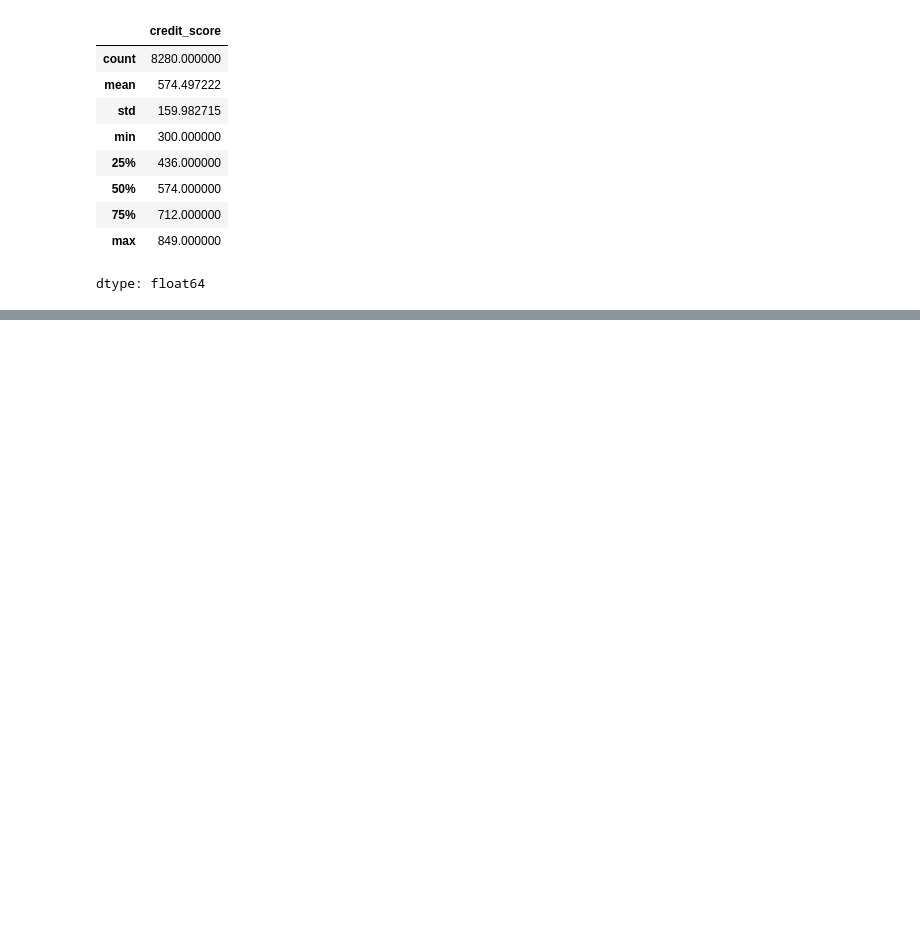
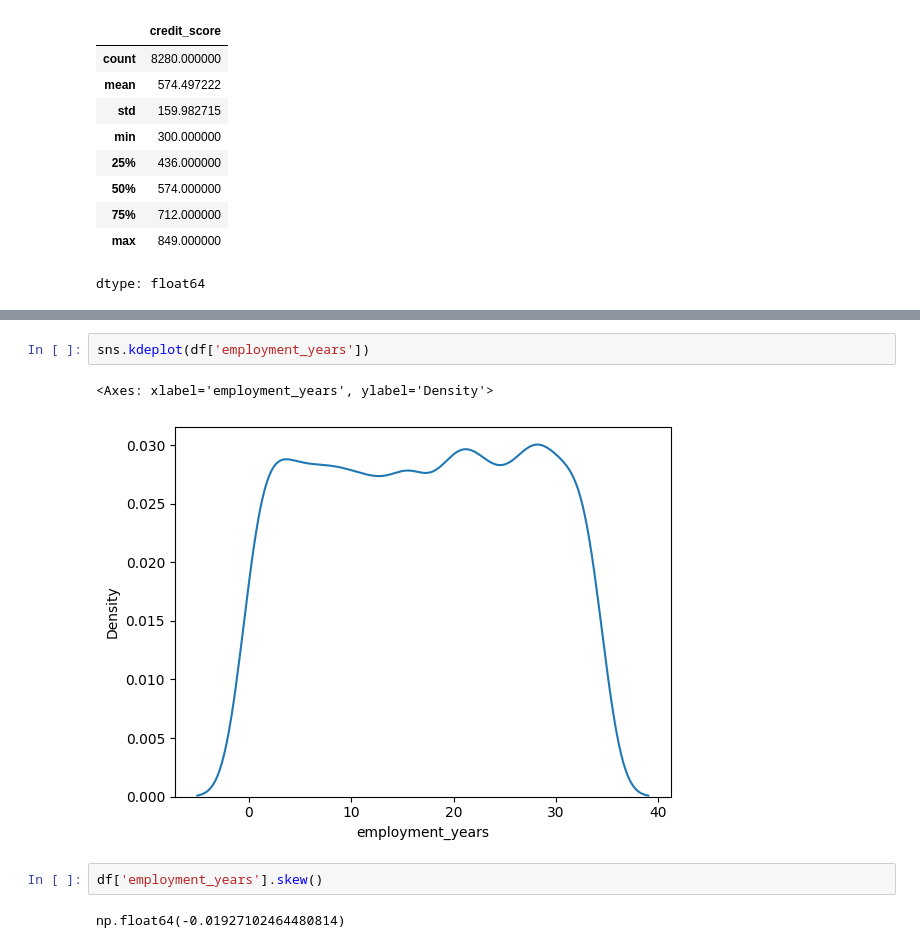
Before and after one commit to saaaaaaaaaaaaaad56/creditworthiness, a Jupyter notebook: over_view.ipynb, the cells around one changed output, grey strips where cells are left out. Cells and saved outputs as stored; diff of their text form; blank space fills up the shorter version.

```diff
--- a/over_view.ipynb
+++ b/over_view.ipynb
@@ -263,0 +282,9 @@ dtype: float64
+# %%
+sns.kdeplot(df['employment_years'])
+# %% [output]
+<Axes: xlabel='employment_years', ylabel='Density'>
+[figure, added]
+# %%
+df['employment_years'].skew()
+# %% [output]
+np.float64(-0.01927102464480814)
```
Also changed, not shown: parts of 12 cells of this notebook, 1 other file.
